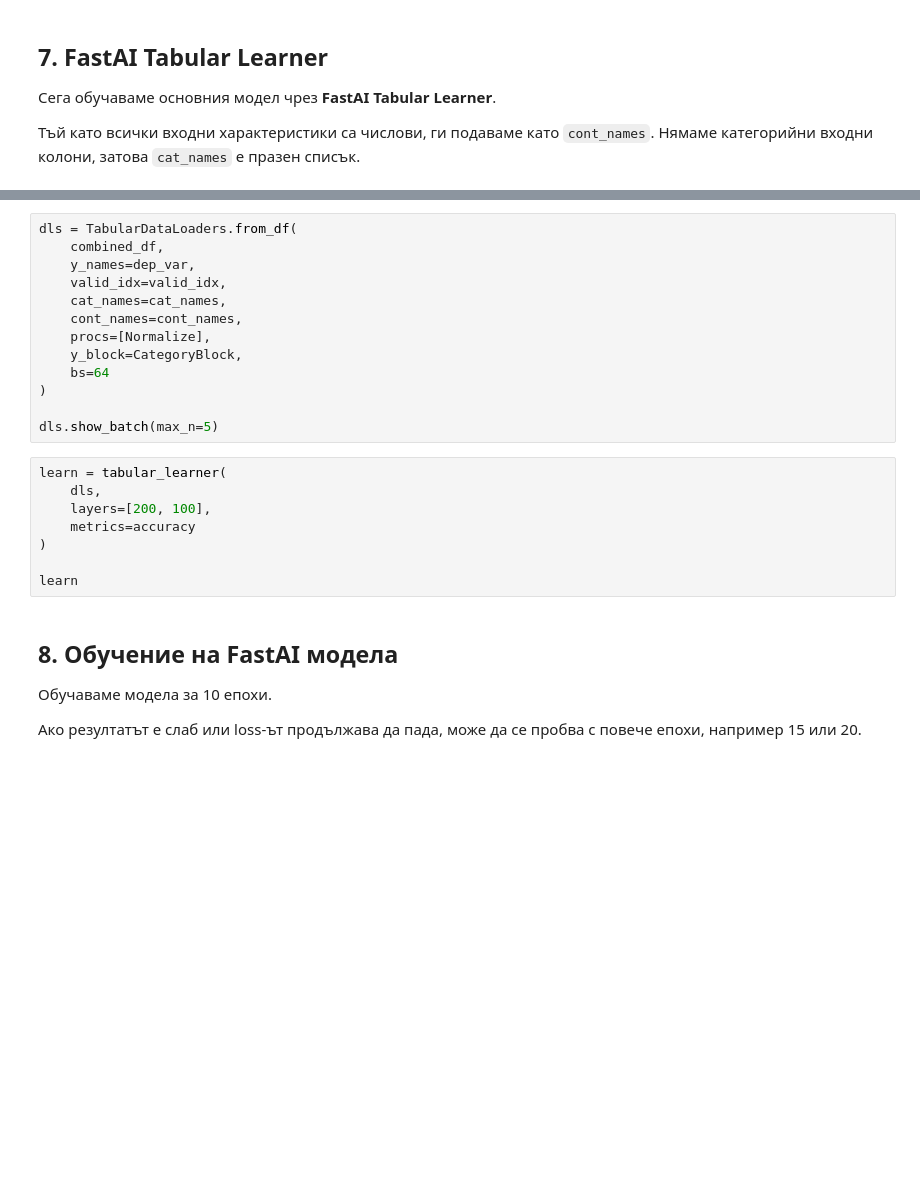
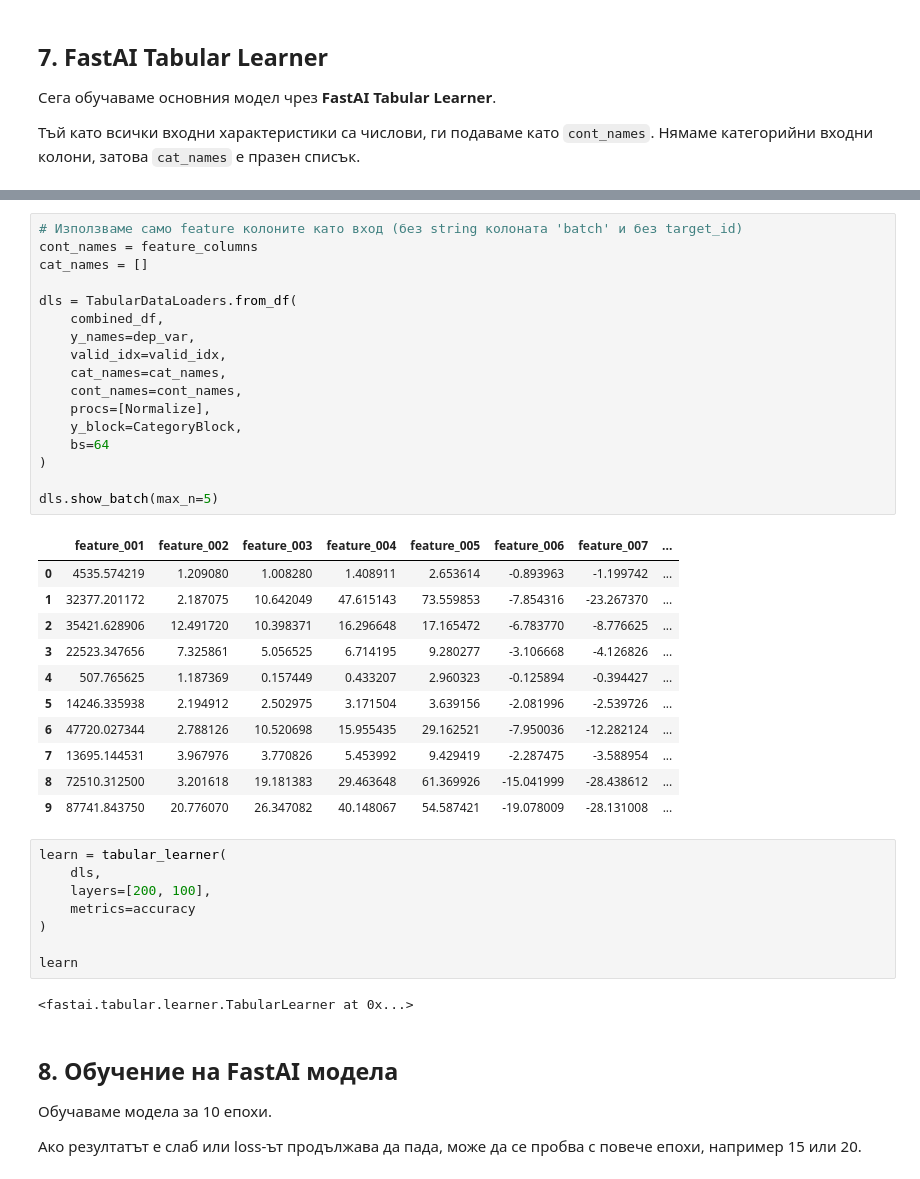
Before and after one commit to dimitarnikolovv/iot-gas-sensor-classification, a Jupyter notebook: notebooks/gas_sensor_classification.ipynb, the cells around one changed output, grey strips where cells are left out. Cells and saved outputs as stored; diff of their text form; blank space fills up the shorter version.

Commit message:
fixed fastai model training

```diff
--- a/notebooks/gas_sensor_classification.ipynb
+++ b/notebooks/gas_sensor_classification.ipynb
@@ -269,16 +351,32 @@ print("Target:", dep_var)
 # %%
+# Използваме само feature колоните като вход (без string колоната 'batch' и без target_id)
+cont_names = feature_columns
+cat_names = []
+
 dls = TabularDataLoaders.from_df(
     combined_df,
     y_names=dep_var,
     valid_idx=valid_idx,
     cat_names=cat_names,
     cont_names=cont_names,
     procs=[Normalize],
     y_block=CategoryBlock,
     bs=64
 )
 
 dls.show_batch(max_n=5)
+# %% [output]
+|  | feature_001 | feature_002 | feature_003 | feature_004 | feature_005 | feature_006 | feature_007 | ... |
+| 0 | 4535.574219 | 1.209080 | 1.008280 | 1.408911 | 2.653614 | -0.893963 | -1.199742 | ... |
+| 1 | 32377.201172 | 2.187075 | 10.642049 | 47.615143 | 73.559853 | -7.854316 | -23.267370 | ... |
+| 2 | 35421.628906 | 12.491720 | 10.398371 | 16.296648 | 17.165472 | -6.783770 | -8.776625 | ... |
+| 3 | 22523.347656 | 7.325861 | 5.056525 | 6.714195 | 9.280277 | -3.106668 | -4.126826 | ... |
+| 4 | 507.765625 | 1.187369 | 0.157449 | 0.433207 | 2.960323 | -0.125894 | -0.394427 | ... |
+| 5 | 14246.335938 | 2.194912 | 2.502975 | 3.171504 | 3.639156 | -2.081996 | -2.539726 | ... |
+| 6 | 47720.027344 | 2.788126 | 10.520698 | 15.955435 | 29.162521 | -7.950036 | -12.282124 | ... |
+| 7 | 13695.144531 | 3.967976 | 3.770826 | 5.453992 | 9.429419 | -2.287475 | -3.588954 | ... |
+| 8 | 72510.312500 | 3.201618 | 19.181383 | 29.463648 | 61.369926 | -15.041999 | -28.438612 | ... |
+| 9 | 87741.843750 | 20.776070 | 26.347082 | 40.148067 | 54.587421 | -19.078009 | -28.131008 | ... |
 # %%
 learn = tabular_learner(
     dls,
@@ -287,6 +385,8 @@ learn = tabular_learner(
 )
 
 learn
+# %% [output]
+<fastai.tabular.learner.TabularLearner at 0x...>
 # %% [markdown]
 ## 8. Обучение на FastAI модела
 
```
Also changed, not shown: parts of 19 cells of this notebook, 4 other files.
